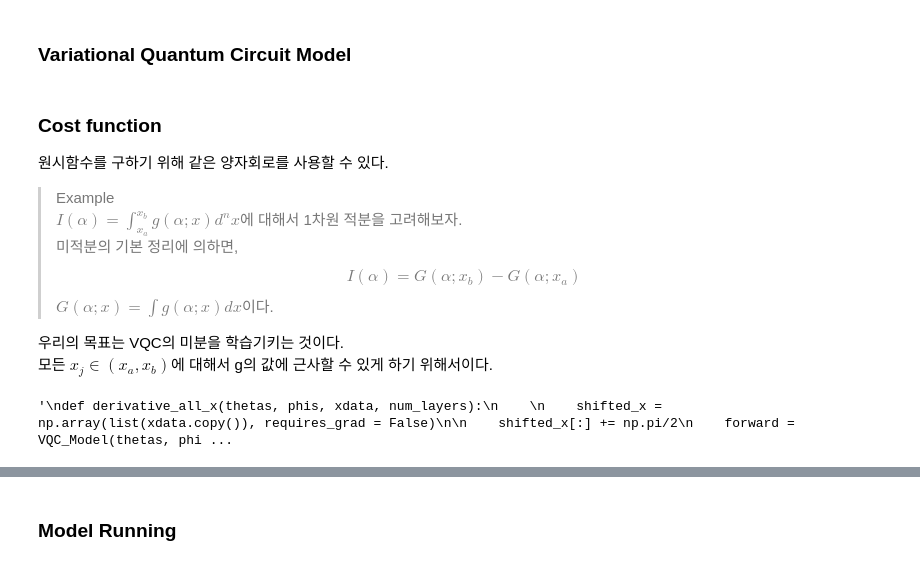
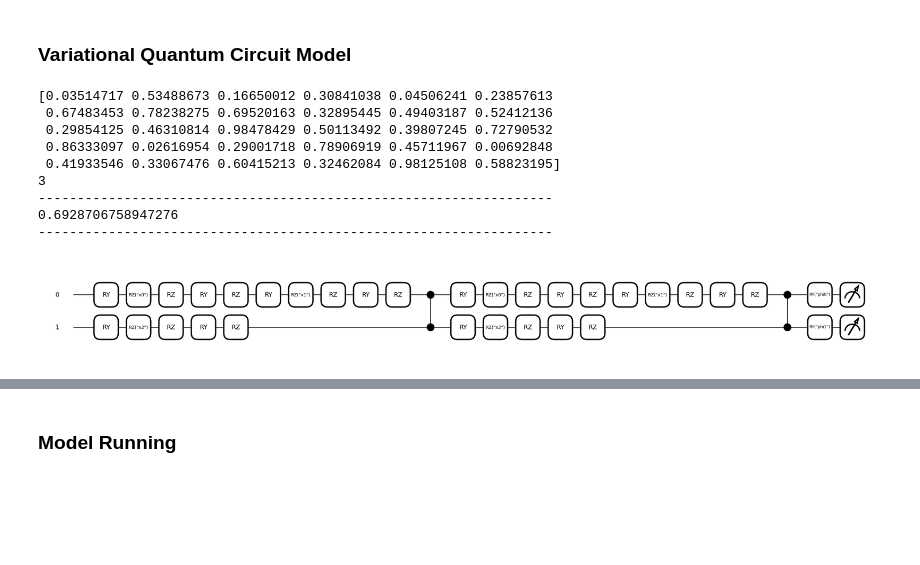
Before and after one commit to HeechanYi/IonQ2024-_Spring_Mentoring, a Jupyter notebook: FunctionApproximation.ipynb, the cells around one changed output, grey strips where cells are left out. Cells and saved outputs as stored; diff of their text form; code cells hidden in the pictures; blank space fills up the shorter version.

```diff
--- a/FunctionApproximation.ipynb
+++ b/FunctionApproximation.ipynb
@@ -122,76 +122,60 @@ def VQC_Model(thetas, phis, x, num_layers):
             params[param_index] = thetas[param_index] * x[j]
             param_index += 5
 
     for _ in range(num_layers):
         for i in range(dim):
             qubit = i // 2
             qml.RY(params[idx], wires = qubit)
             qml.RZ(params[idx+1]*x[i], wires = qubit, id = f'x{i}') # Re-uploading data here
-            qml.RZ(params[idx+1], wires = qubit)
-            qml.RY(params[idx+2], wires = qubit)
-            qml.RZ(params[idx+3], wires = qubit)
-            idx += 4
+            qml.RZ(params[idx+2], wires = qubit)
+            qml.RY(params[idx+3], wires = qubit)
+            qml.RZ(params[idx+4], wires = qubit)
+            idx += 5
 
         if num_qubits > 1:
             for q in range(0,num_qubits-1,1):
                 qml.CZ([q, q+1])
             if num_qubits > 2:
                 qml.CZ([num_qubits-1, 0])
 
     if num_qubits > 1:
         for i in range(num_qubits):
            qml.RY(phis[i], wires=i, id = f"phi{i}")
 
     obs = qml.PauliZ(0)
     for i in range(num_qubits-1):
          obs = obs @ qml.PauliZ(i+1)
 
     return qml.expval(obs)
 
 # ------------------------------------------------------------------ #
 
-#Xdata, ydata = Cos(10, [1, 2, 1/2], 3, xmax=[np.pi, np.pi, np.pi], xmin = [0, 0, 0])
-#x = Xdata[0]
-#dim = len(x)
-#num_layers = 2
-#num_qubits = math.ceil(len(x) / 2)
+Xdata, ydata = Cos(10, [1, 2, 1/2], 3, xmax=[np.pi, np.pi, np.pi], xmin = [0, 0, 0])
+x = Xdata[0]
+dim = len(x)
+num_layers = 2
+num_qubits = math.ceil(len(x) / 2)
 
-#thetas = np.random.uniform(size = dim*num_layers*4,requires_grad = True)
-#phis = np.random.uniform(size = num_qubits, requires_grad =True)
+thetas = np.random.uniform(size = dim*num_layers*5,requires_grad = True)
+phis = np.random.uniform(size = num_qubits, requires_grad =True)
 
 
-#print(thetas)
-#print('------------------------------------------------------------------')
-#print(VQC_Model(thetas, phis, x, num_layers))
-#print('------------------------------------------------------------------')
-#fig, ax = qml.draw_mpl(VQC_Model)(thetas, phis, x, num_layers)
+print(thetas)
+print(len(x))
+print('------------------------------------------------------------------')
+print(VQC_Model(thetas, phis, x, num_layers))
+print('------------------------------------------------------------------')
+fig, ax = qml.draw_mpl(VQC_Model)(thetas, phis, x, num_layers)
+# %% [output]
+[0.03514717 0.53488673 0.16650012 0.30841038 0.04506241 0.23857613
+ 0.67483453 0.78238275 0.69520163 0.32895445 0.49403187 0.52412136
+ 0.29854125 0.46310814 0.98478429 0.50113492 0.39807245 0.72790532
+ 0.86333097 0.02616954 0.29001718 0.78906919 0.45711967 0.00692848
+ 0.41933546 0.33067476 0.60415213 0.32462084 0.98125108 0.58823195]
+3
+------------------------------------------------------------------
+0.6928706758947276
+------------------------------------------------------------------
+[figure, added]
 # %%
 #qml.gradients.param_shift(VQC_Model)(thetas, phis, x, num_layers)
-# %% [markdown]
-### Cost function
-
-원시함수를 구하기 위해 같은 양자회로를 사용할 수 있다.
-> Example<br>
-> $I(\alpha) = \int_{x_a}^{x_b} g(\alpha;x)d^n x$에 대해서 1차원 적분을 고려해보자.<br>
-> 미적분의 기본 정리에 의하면,<br>
-> $$I(\alpha) = G(\alpha; x_b) - G(\alpha; x_a)$$
-> $G(\alpha;x) = \int g(\alpha; x)dx$이다.<br>
-
-우리의 목표는 VQC의 미분을 학습기키는 것이다.<br>
-모든 $x_j\in (x_a,x_b)$에 대해서 g의 값에 근사할 수 있게 하기 위해서이다.<br>
-# %%
-'''
-def derivative_all_x(thetas, phis, xdata, num_layers):
-
-    shifted_x = np.array(list(xdata.copy()), requires_grad = False)
-
-    shifted_x[:] += np.pi/2
-    forward = VQC_Model(thetas, phis, xdata, num_layers)
-
-    shifted_x[:] -= np.pi
-    backward = VQC_Model(thetas, phis, xdata, num_layers)
-
-    return 0.5 * (forward - backward)
-'''
-# %% [output]
-'\ndef derivative_all_x(thetas, phis, xdata, num_layers):\n    \n    shifted_x = np.array(list(xdata.copy()), requires_grad = False)\n\n    shifted_x[:] += np.pi/2\n    forward = VQC_Model(thetas, phi ...
```
Also changed, not shown: parts of 6 cells of this notebook.
